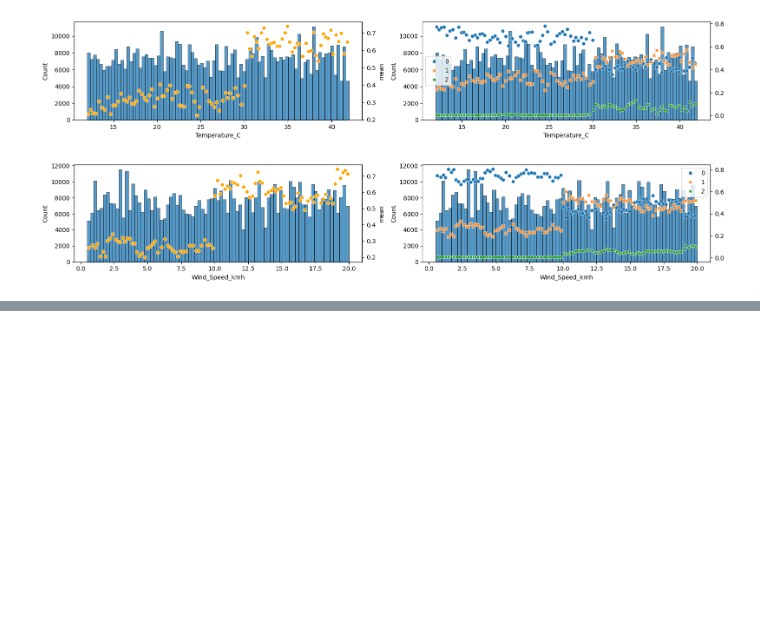
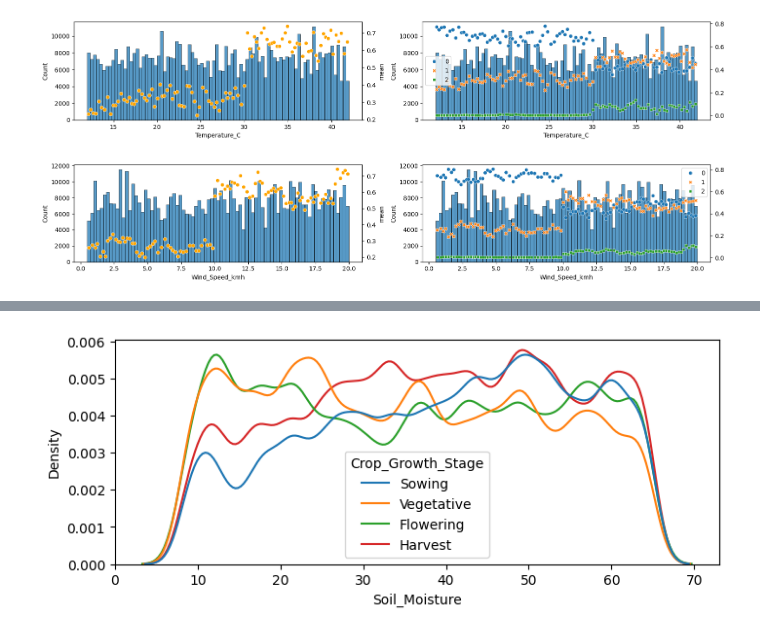
Before and after one commit to sunkusun9/ml-labs, a Jupyter notebook: examples/kaggle_s6e4/2.exploration.ipynb, the cells around one changed output, grey strips where cells are left out. Cells and saved outputs as stored; diff of their text form; code cells hidden in the pictures; blank space fills up the shorter version.

```diff
--- a/examples/kaggle_s6e4/2.exploration.ipynb
+++ b/examples/kaggle_s6e4/2.exploration.ipynb
@@ -204,0 +300,8 @@ for i in X_num:
+# %%
+df_train = df_train.assign(
+    Soil_25 = lambda x: (x['Soil_Moisture'] < 25).astype(int),
+    Temp_30= lambda x: (x['Temperature_C'] > 30).astype(int),
+    Rain_300 = lambda x: (x['Rainfall_mm'] < 300).astype(int),
+    Wind_10 = lambda x: (x['Wind_Speed_kmh'] > 10).astype(int),
+)
+X_bin = ['Soil_25', 'Temp_30', 'Rain_300', 'Wind_10']
@@ -204,0 +338,6 @@ for i in X_num:
+# %%
+plt.figure(figsize=(8, 3))
+sns.kdeplot(df_train, x = 'Soil_Moisture', hue = 'Crop_Growth_Stage')
+plt.show()
+# %% [output]
+[figure, added]
```
Also changed, not shown: parts of 35 cells of this notebook.
